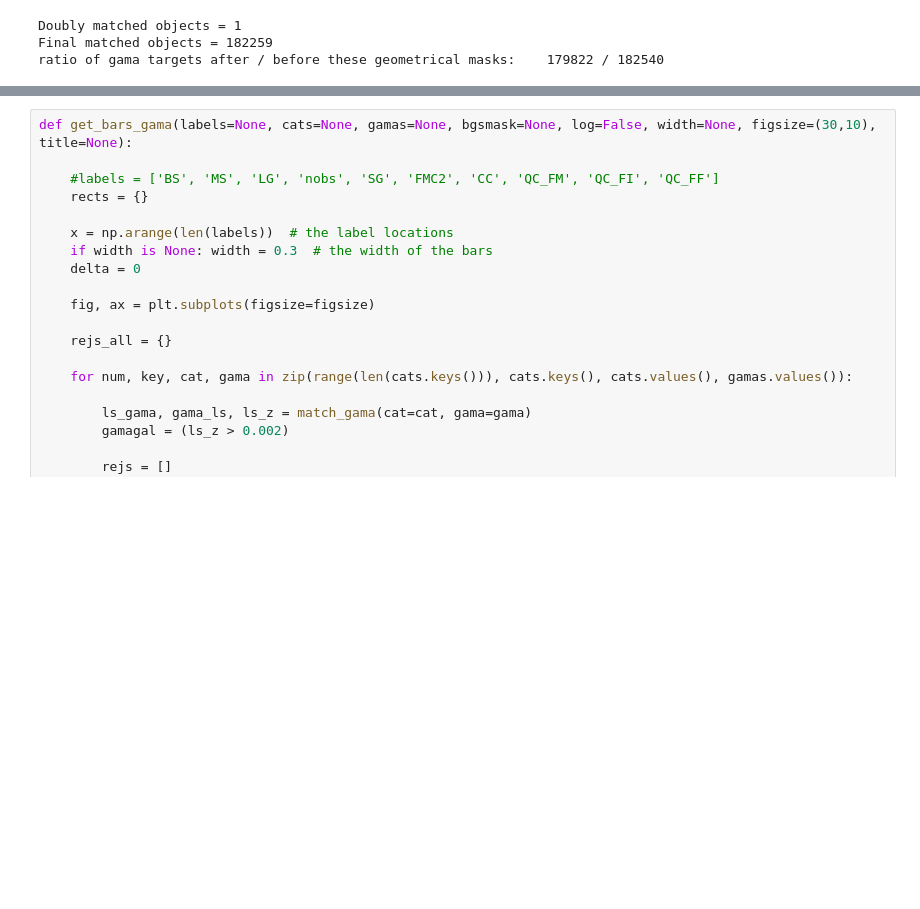
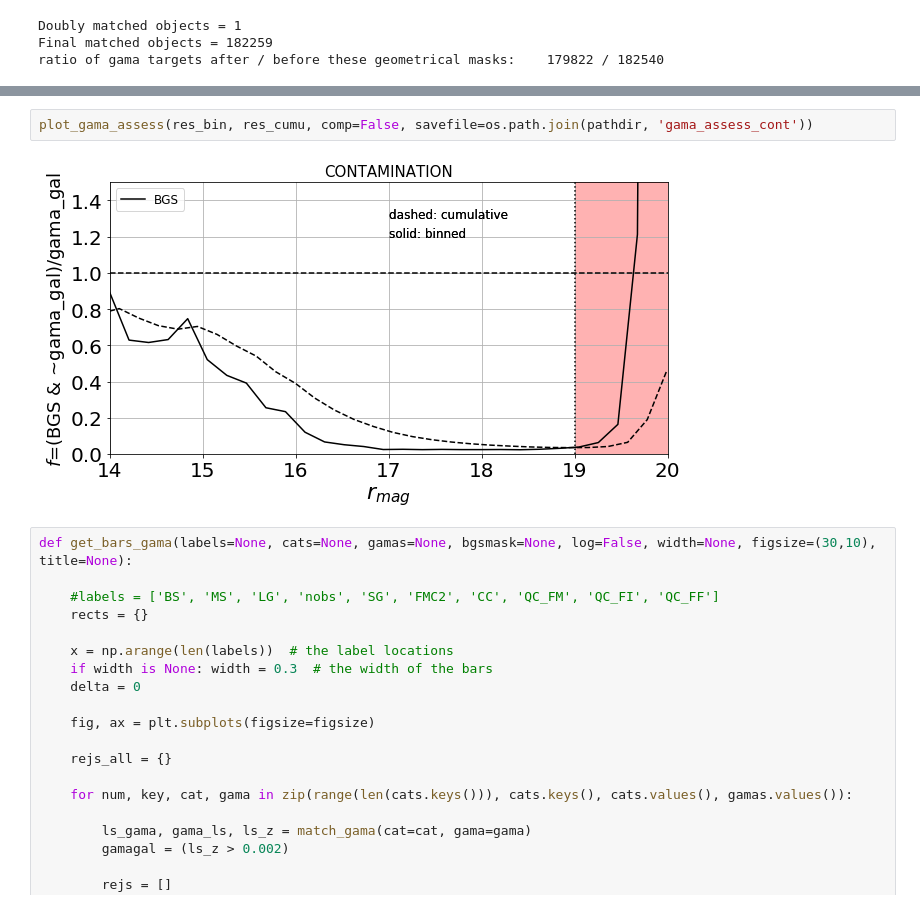
Before and after one commit to qmxp55/bgstargets, a Jupyter notebook: doc/gama.ipynb, the cells around one changed output, grey strips where cells are left out. Cells and saved outputs as stored; diff of their text form; blank space fills up the shorter version.

```diff
--- a/doc/gama.ipynb
+++ b/doc/gama.ipynb
@@ -279,3 +362,7 @@ GAMA & LS:       997.45 /deg^2
+# %%
+plot_gama_assess(res_bin, res_cumu, comp=False, savefile=os.path.join(pathdir, 'gama_assess_cont'))
+# %% [output]
+[figure, added]
 # %%
 def get_bars_gama(labels=None, cats=None, gamas=None, bgsmask=None, log=False, width=None, figsize=(30,10), title=None):
 
```
Also changed, not shown: parts of 41 cells of this notebook, 8 other files.
